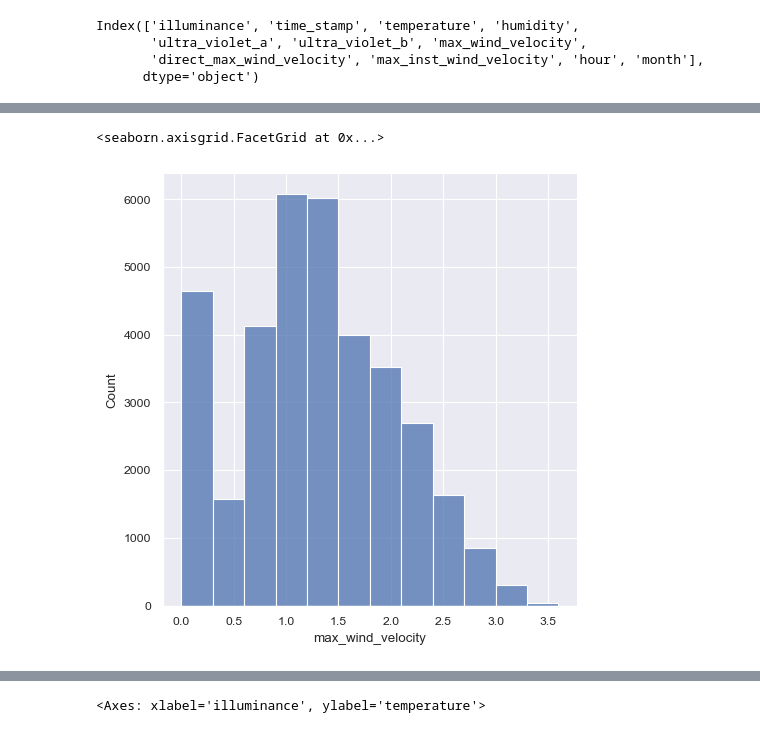
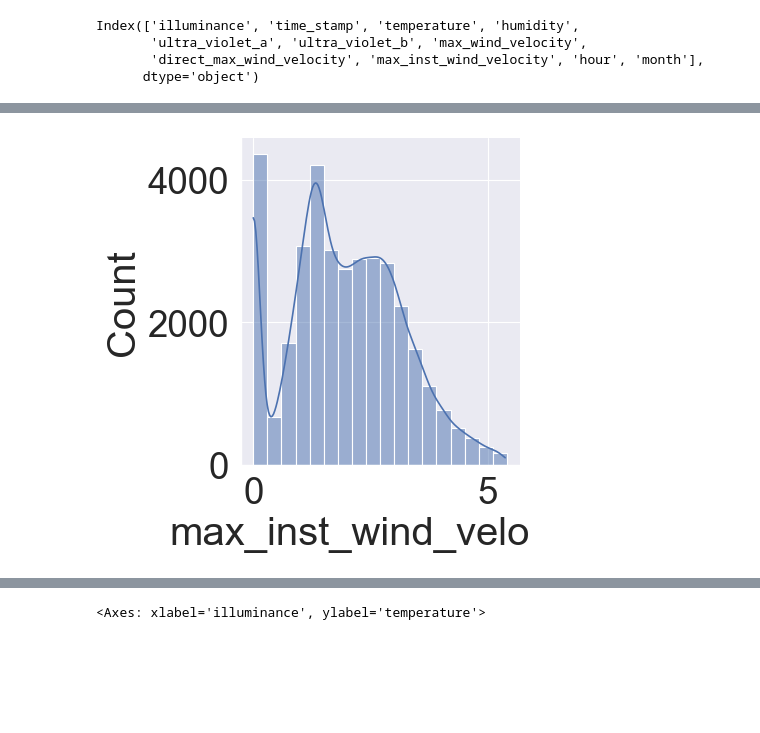
Before and after one commit to chusanapunn/SmartEnvi_AY3T2, a Jupyter notebook: smartEnviA.ipynb, the cells around one changed output, grey strips where cells are left out. Cells and saved outputs as stored; diff of their text form; code cells hidden in the pictures; blank space fills up the shorter version.

```diff
--- a/smartEnviA.ipynb
+++ b/smartEnviA.ipynb
@@ -293,5 +298,4 @@ sns.displot(new_df, x="ultra_violet_a", binwidth=.5)
 # %%
-sns.displot(new_df, x="max_wind_velocity", binwidth=.3)
+maxI_D=sns.displot(new_df, x="max_inst_wind_velocity", binwidth=.3, kde=True)
 # %% [output]
-<seaborn.axisgrid.FacetGrid at 0x...>
-[figure, old version]
+[figure, new version]
```
Also changed, not shown: parts of 8 cells of this notebook.
